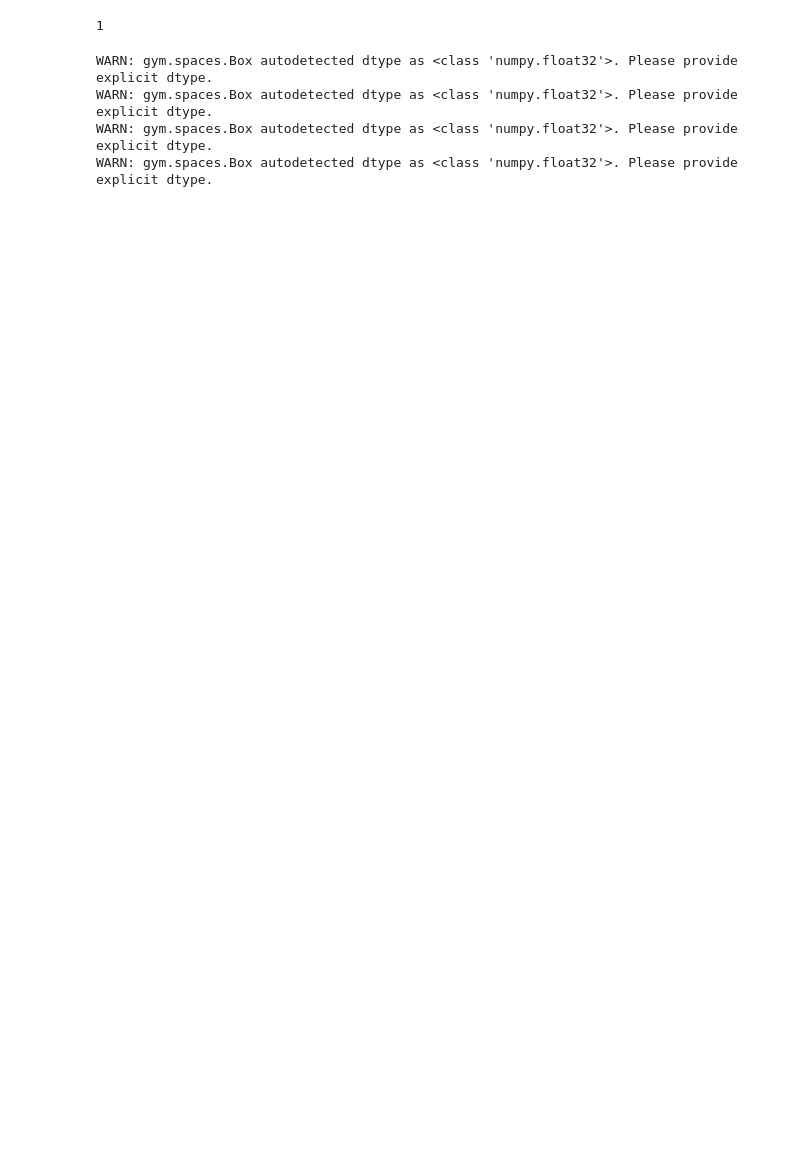
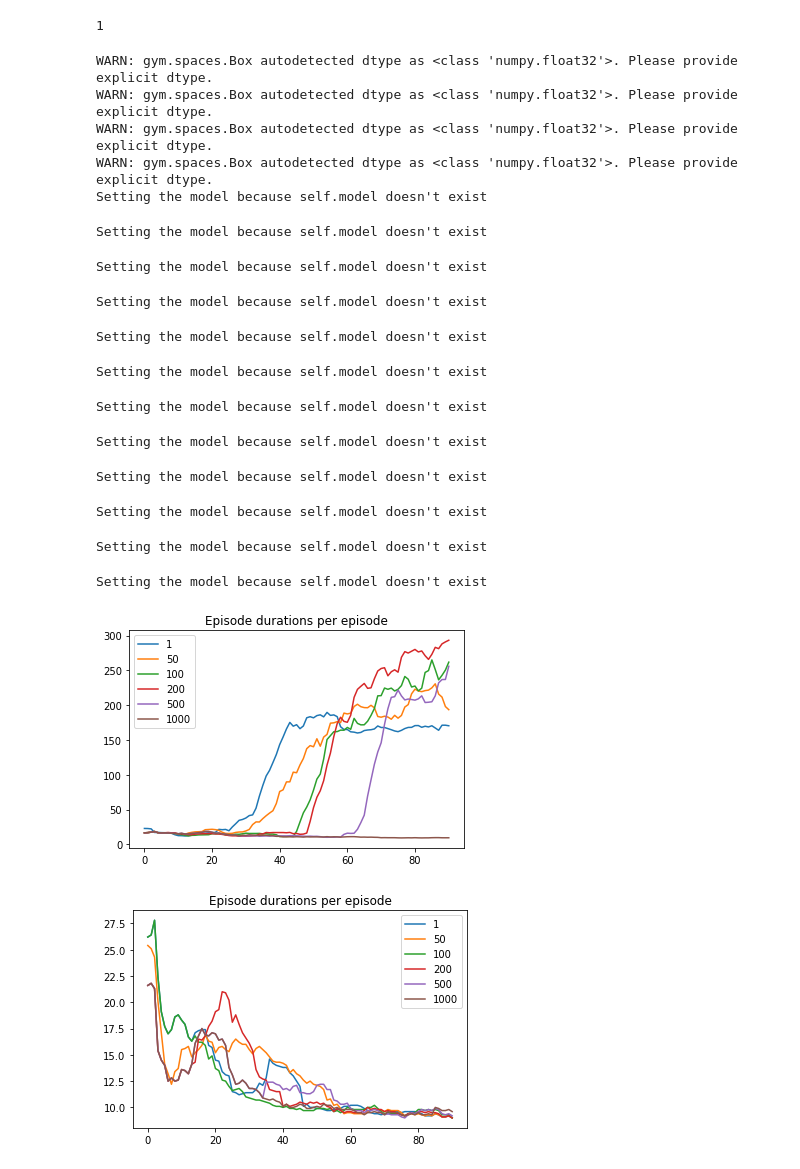
Before and after one commit to YoniSchirris/rl-lab3, a Jupyter notebook: lab3.ipynb, the cells around one changed output. Cells and saved outputs as stored; diff of their text form; code cells hidden in the pictures; blank space fills up the shorter version.

Commit message:
set-up of initial experiment for cartpole environment with simple plots

```diff
--- a/lab3.ipynb
+++ b/lab3.ipynb
@@ -148,8 +149,10 @@ class targetComputer():
 
         # only update self.model to given model is target_network_steps = 0
         if not hasattr(self, 'model'):
-            self.model = model
+            print("Setting the model because self.model doesn't exist")
+            self.model = copy.deepcopy(model)
         elif self.target_network_steps == 0:
+
             self.model = model
             self.target_network_steps = self.UPDATE_STEPS
 
@@ -231,7 +234,7 @@ def run_episodes(train, model, memory, env, num_episodes, batch_size, discount_f
             loss = train(model, memory, optimizer, batch_size, discount_factor, TargetComputer)
             losses.append(loss)
         episode_durations.append(episode_duration)
-    plt.plot(losses[900:])
+#     plt.plot(losses[900:])
 
     return episode_durations
 # %%
@@ -289,12 +292,7 @@ def run_experiment(hyperparams):
     episode_durations = run_episodes(train, model, memory, env, num_episodes, batch_size, discount_factor, learn_rate, TargetComputer)
 
     # And see the results
-    def smooth(x, N):
-        cumsum = np.cumsum(np.insert(x, 0, 0))
-        return (cumsum[N:] - cumsum[:-N]) / float(N)
-    plt.figure()
-    plt.plot(smooth(episode_durations, 10))
-    plt.title('Episode durations per episode')
+    return episode_durations
 # %%
 mountainEnv = gym.envs.make("MountainCar-v0")
 pendulumEnv = gym.envs.make("Pendulum-v0")
@@ -309,32 +307,59 @@ envs = [mountainEnv, acrobotEnv, cartPoleEnv]
 #cartPoelEnv works
 #mountainCarContEnv doesn't work..
 
 # both don't work because they have a continuous action space, I think.
 
 # currently, cartPoleEnv is nicest. It divergew with useTrick = False, and converges with useTrick=True
 
 
 hyperparams = {
     'env':                  cartPoleEnv,  # the environment
     'num_episodes':         100,
     'batch_size':           64,
     'discount_factor':      0.8,
     'learn_rate':           1e-3,
     'memory':               ReplayMemory(10000, useTrick=True), # set useTrick=False for no memory replay
     'num_hidden':           128,
     'seed':                 42,  # This is not randomly chosen <-- from TAs
-    'target_network_steps': 0   # If set to 1, (I THINK) this means we update the target network every step, thus we actually do not use a target network
+    'target_network_steps': 1   # If set to 1, (I THINK) this means we update the target network every step, thus we actually do not use a target network
 }
 
 
 # We can e.g. do grid-search here.
 # for env in envs:
 #     hyperparams['env'] = env
 #     run_experiment(hyperparams)
 
-run_experiment(hyperparams)
+
+for replay in [True, False]:
+    hyperparams['memory'] = ReplayMemory(10000, useTrick=replay)
+    plt.figure()
+    for index, steps in enumerate([1, 50, 100, 200, 500, 1000]):
+        hyperparams['target_network_steps'] = steps
+        episode_durations = run_experiment(hyperparams)
+
+        def smooth(x, N):
+            cumsum = np.cumsum(np.insert(x, 0, 0))
+            return (cumsum[N:] - cumsum[:-N]) / float(N)
+        plt.plot(smooth(episode_durations, 10), label=steps)
+        plt.title('Episode durations per episode')
+        plt.legend()
 # %% [output]
 WARN: gym.spaces.Box autodetected dtype as <class 'numpy.float32'>. Please provide explicit dtype.
 WARN: gym.spaces.Box autodetected dtype as <class 'numpy.float32'>. Please provide explicit dtype.
 WARN: gym.spaces.Box autodetected dtype as <class 'numpy.float32'>. Please provide explicit dtype.
 WARN: gym.spaces.Box autodetected dtype as <class 'numpy.float32'>. Please provide explicit dtype.
+Setting the model because self.model doesn't exist
+Setting the model because self.model doesn't exist
+Setting the model because self.model doesn't exist
+Setting the model because self.model doesn't exist
+Setting the model because self.model doesn't exist
+Setting the model because self.model doesn't exist
+Setting the model because self.model doesn't exist
+Setting the model because self.model doesn't exist
+Setting the model because self.model doesn't exist
+Setting the model because self.model doesn't exist
+Setting the model because self.model doesn't exist
+Setting the model because self.model doesn't exist
+[figure, added]
+[figure, added]
```
Also changed, not shown: parts of 1 cell of this notebook.
